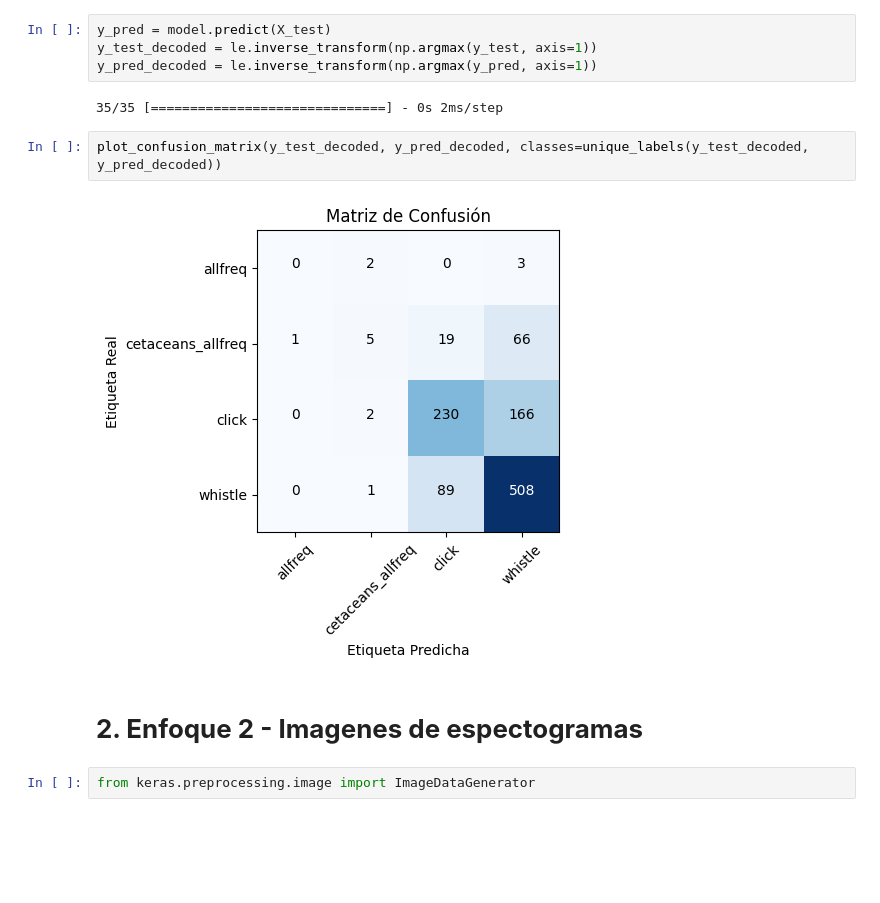
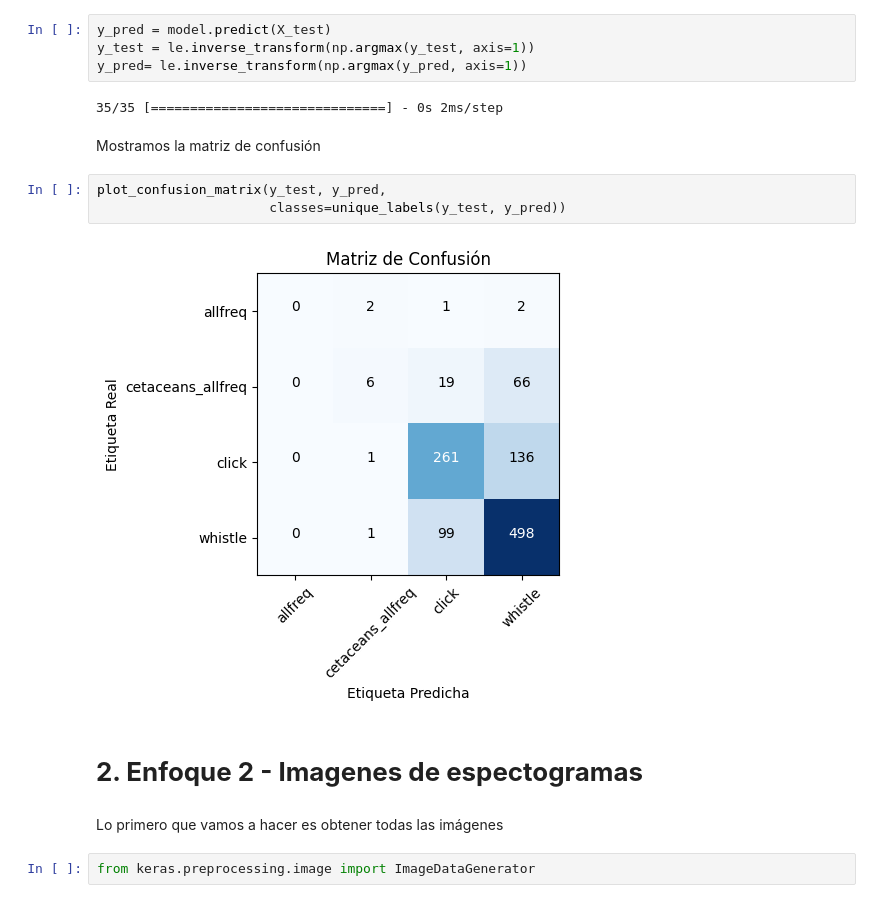
Before and after one commit to IgnacioBarb/Trabajo-Fianl-CEIABDTA, a Jupyter notebook: 2. Entrenamiento y prediccion.ipynb, the cells around one changed output. Drawn from its saved outputs; the diff is of its cells as text; blank space fills up the shorter version.

```diff
--- a/2. Entrenamiento y prediccion.ipynb
+++ b/2. Entrenamiento y prediccion.ipynb
@@ -281,15 +359,20 @@ plt.show()
 # %%
 y_pred = model.predict(X_test)
-y_test_decoded = le.inverse_transform(np.argmax(y_test, axis=1))
-y_pred_decoded = le.inverse_transform(np.argmax(y_pred, axis=1))
+y_test = le.inverse_transform(np.argmax(y_test, axis=1))
+y_pred= le.inverse_transform(np.argmax(y_pred, axis=1))
 # %% [output]
 35/35 [==============================] - 0s 2ms/step
-# %%
-plot_confusion_matrix(y_test_decoded, y_pred_decoded, classes=unique_labels(y_test_decoded, y_pred_decoded))
-# %% [output]
-[figure, removed]
+# %% [markdown]
+Mostramos la matriz de confusión
+# %%
+plot_confusion_matrix(y_test, y_pred,
+                      classes=unique_labels(y_test, y_pred))
+# %% [output]
+[figure, added]
 # %% [markdown]
 # **2. Enfoque 2 - Imagenes de espectogramas**
+# %% [markdown]
+Lo primero que vamos a hacer es obtener todas las imágenes
 # %%
 from keras.preprocessing.image import ImageDataGenerator
 # %%
```
Also changed, not shown: parts of 39 cells of this notebook.
